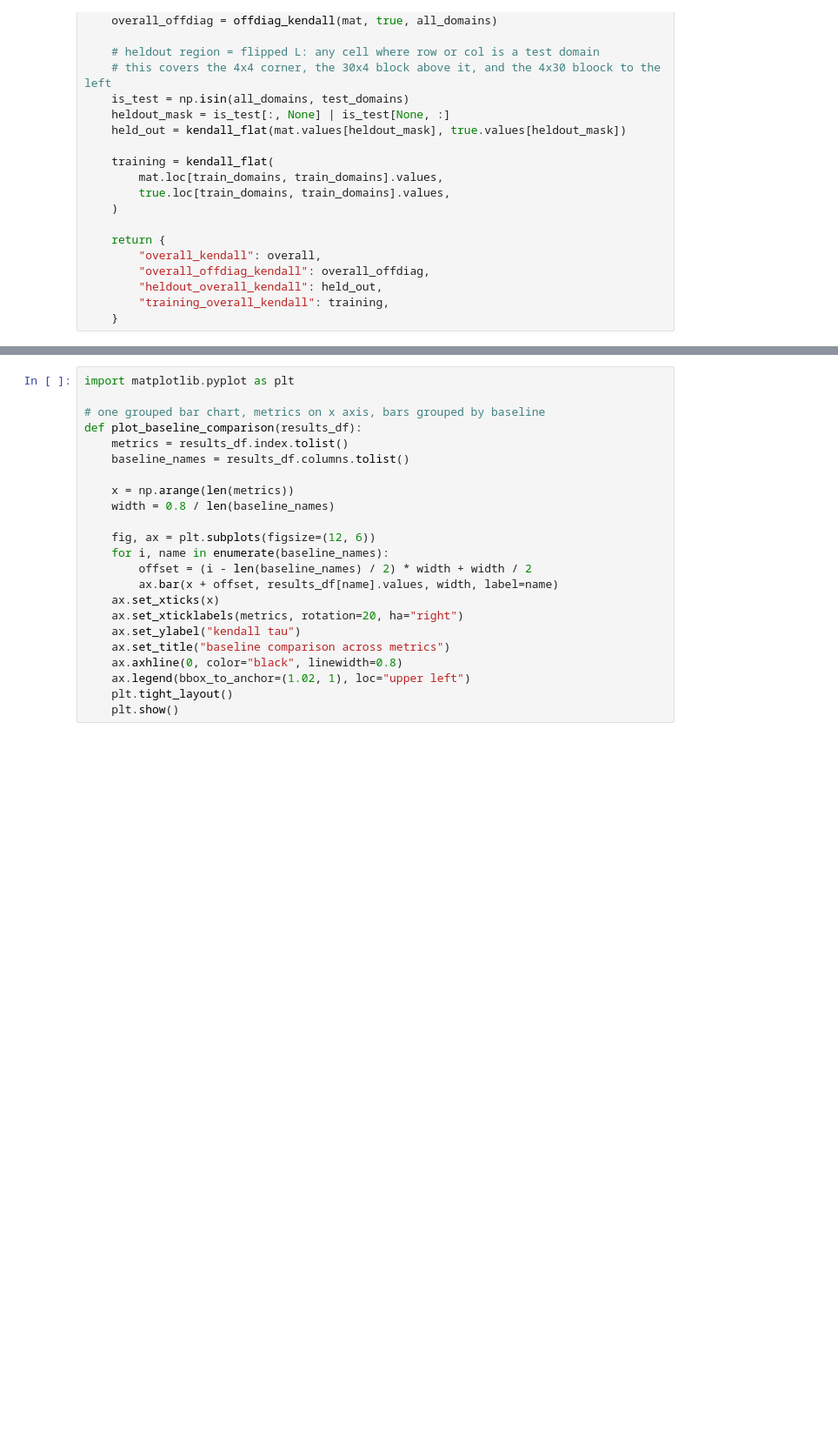
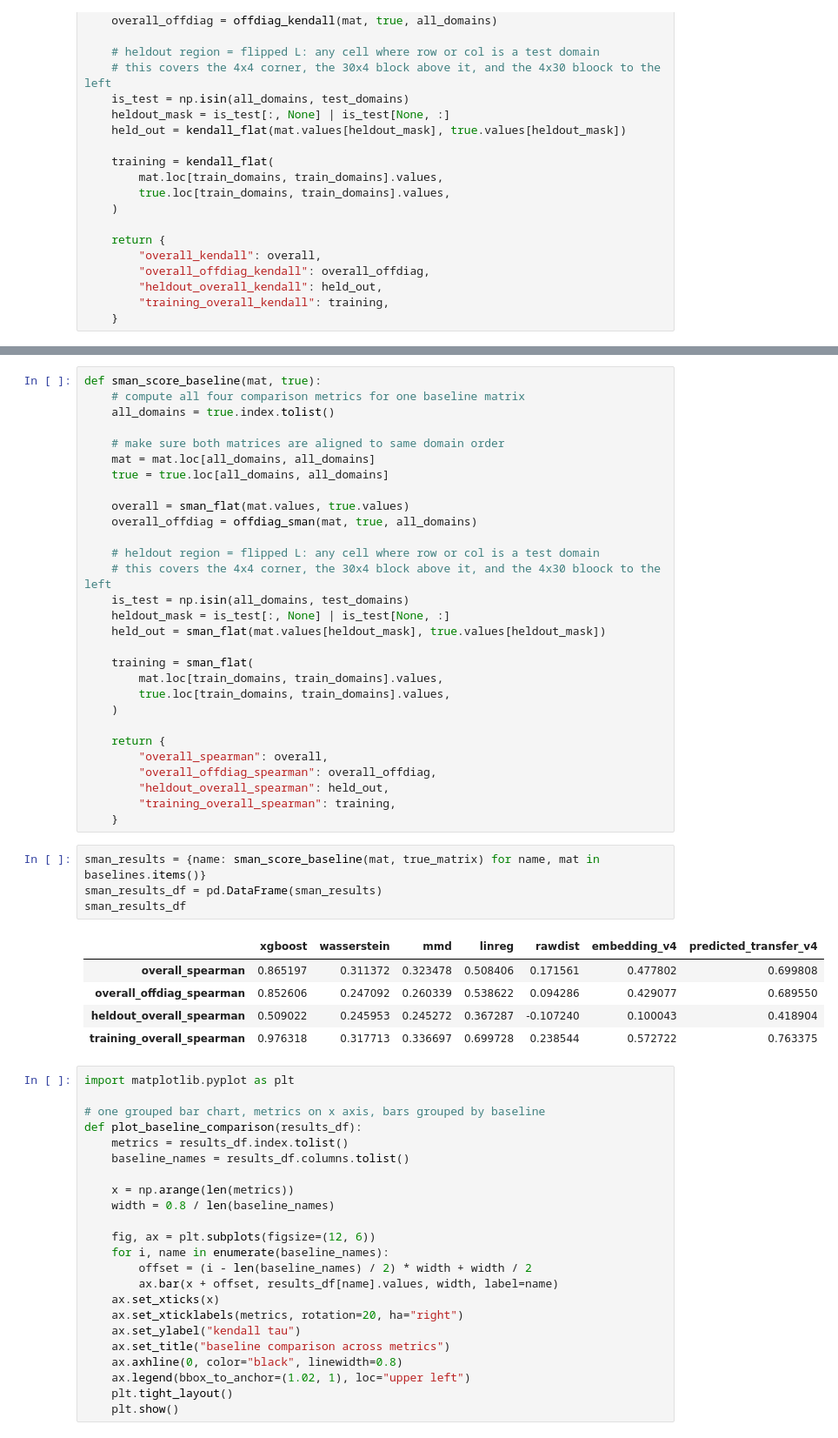
Before and after one commit to yashkher-123/transferability-through-representations, a Jupyter notebook: baselines/baseline_overview.ipynb, the cells around one changed output, grey strips where cells are left out. Shown at 87% size. Cells and saved outputs as stored; diff of their text form; blank space fills up the shorter version.

```diff
--- a/baselines/baseline_overview.ipynb
+++ b/baselines/baseline_overview.ipynb
@@ -300,3 +317,42 @@ results_df
+# %%
+def sman_score_baseline(mat, true):
+    # compute all four comparison metrics for one baseline matrix
+    all_domains = true.index.tolist()
+
+    # make sure both matrices are aligned to same domain order
+    mat = mat.loc[all_domains, all_domains]
+    true = true.loc[all_domains, all_domains]
+
+    overall = sman_flat(mat.values, true.values)
+    overall_offdiag = offdiag_sman(mat, true, all_domains)
+
+    # heldout region = flipped L: any cell where row or col is a test domain
+    # this covers the 4x4 corner, the 30x4 block above it, and the 4x30 bloock to the left
+    is_test = np.isin(all_domains, test_domains)
+    heldout_mask = is_test[:, None] | is_test[None, :]
+    held_out = sman_flat(mat.values[heldout_mask], true.values[heldout_mask])
+
+    training = sman_flat(
+        mat.loc[train_domains, train_domains].values,
+        true.loc[train_domains, train_domains].values,
+    )
+
+    return {
+        "overall_spearman": overall,
+        "overall_offdiag_spearman": overall_offdiag,
+        "heldout_overall_spearman": held_out,
+        "training_overall_spearman": training,
+    }
+# %%
+sman_results = {name: sman_score_baseline(mat, true_matrix) for name, mat in baselines.items()}
+sman_results_df = pd.DataFrame(sman_results)
+sman_results_df
+# %% [output]
+|  | xgboost | wasserstein | mmd | linreg | rawdist | embedding_v4 | predicted_transfer_v4 |
+| overall_spearman | 0.865197 | 0.311372 | 0.323478 | 0.508406 | 0.171561 | 0.477802 | 0.699808 |
+| overall_offdiag_spearman | 0.852606 | 0.247092 | 0.260339 | 0.538622 | 0.094286 | 0.429077 | 0.689550 |
+| heldout_overall_spearman | 0.509022 | 0.245953 | 0.245272 | 0.367287 | -0.107240 | 0.100043 | 0.418904 |
+| training_overall_spearman | 0.976318 | 0.317713 | 0.336697 | 0.699728 | 0.238544 | 0.572722 | 0.763375 |
 # %%
 import matplotlib.pyplot as plt
 
```
Also changed, not shown: parts of 7 cells of this notebook, 3 other files.
